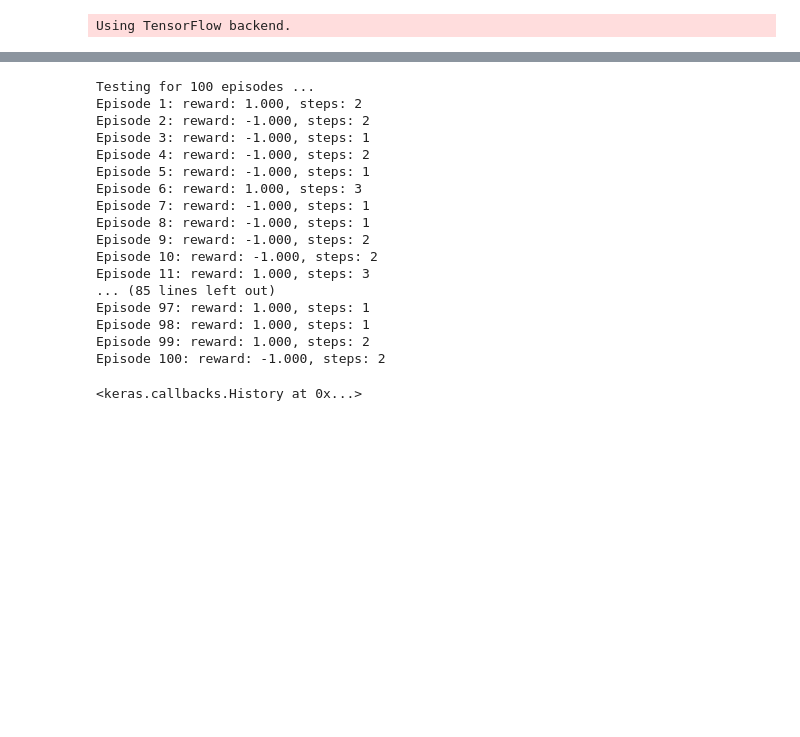
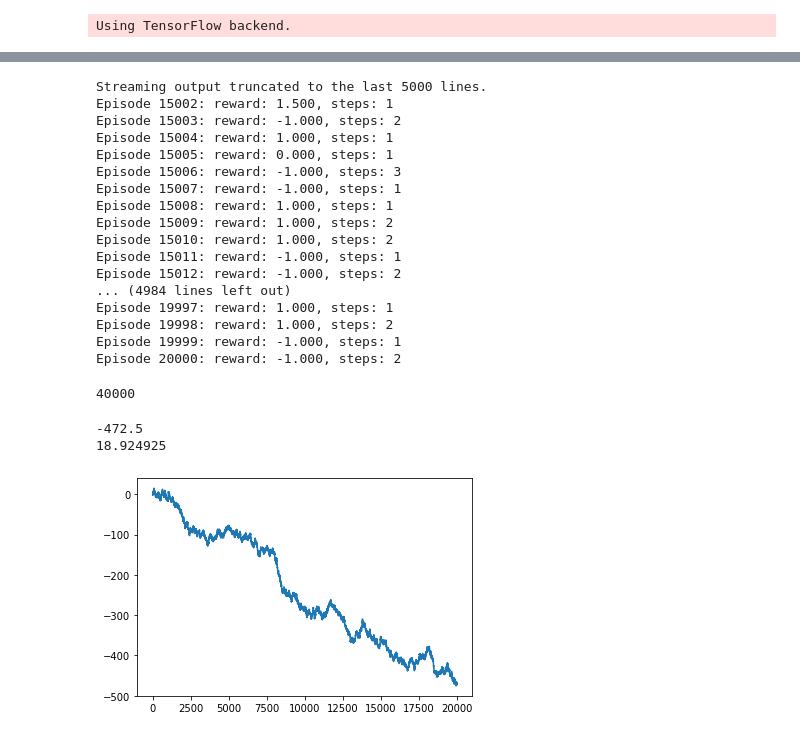
Before and after one commit to westpoint-neural-networks/final-project-connor-smith2, a Jupyter notebook: CountBlackJack.IPYNB, the cells around one changed output, grey strips where cells are left out. Saved outputs shown, nothing was run; the diff lists cells and outputs as text; code cells hidden in the pictures; blank space fills up the shorter version.

```diff
--- a/CountBlackJack.IPYNB
+++ b/CountBlackJack.IPYNB
@@ -210,5 +225,15 @@ env = CountBlackjackEnv()
 np.random.seed(123)
 env.seed(123)
 nb_actions = env.action_space.n
+# %%
+from keras.callbacks import LambdaCallback, CSVLogger, TensorBoard
+
+log = [[],[],[]]
+def on_epoch_end(epoch, logs):
+    log[0].append(rewards)
+    log[1].append(gsums)
+    log[2].append(countn)
+l_cb = LambdaCallback(on_epoch_end=on_epoch_end)
+cb_list = [l_cb]
 # %%
 model = Sequential()
@@ -262,24 +300,48 @@ dqn.save_weights('dqn_countblackjack_v0_weights.h5f', overwrite=True)
 # %%
-dqn.test(env, nb_episodes=100, visualize=False)
+tests = dqn.test(env, nb_episodes=20000, visualize=False, callbacks=cb_list)
 # %% [output]
-Testing for 100 episodes ...
-Episode 1: reward: 1.000, steps: 2
-Episode 2: reward: -1.000, steps: 2
-Episode 3: reward: -1.000, steps: 1
-Episode 4: reward: -1.000, steps: 2
-Episode 5: reward: -1.000, steps: 1
-Episode 6: reward: 1.000, steps: 3
-Episode 7: reward: -1.000, steps: 1
-Episode 8: reward: -1.000, steps: 1
-Episode 9: reward: -1.000, steps: 2
-Episode 10: reward: -1.000, steps: 2
-Episode 11: reward: 1.000, steps: 3
-... (85 lines left out)
-Episode 97: reward: 1.000, steps: 1
-Episode 98: reward: 1.000, steps: 1
-Episode 99: reward: 1.000, steps: 2
-Episode 100: reward: -1.000, steps: 2
+Streaming output truncated to the last 5000 lines.
+Episode 15002: reward: 1.500, steps: 1
+Episode 15003: reward: -1.000, steps: 2
+Episode 15004: reward: 1.000, steps: 1
+Episode 15005: reward: 0.000, steps: 1
+Episode 15006: reward: -1.000, steps: 3
+Episode 15007: reward: -1.000, steps: 1
+Episode 15008: reward: 1.000, steps: 1
+Episode 15009: reward: 1.000, steps: 2
+Episode 15010: reward: 1.000, steps: 2
+Episode 15011: reward: -1.000, steps: 1
+Episode 15012: reward: -1.000, steps: 2
+... (4984 lines left out)
+Episode 19997: reward: 1.000, steps: 1
+Episode 19998: reward: 1.000, steps: 2
+Episode 19999: reward: -1.000, steps: 1
+Episode 20000: reward: -1.000, steps: 2
-<keras.callbacks.History at 0x...>
+# %%
+len(log[0])
+# %% [output]
+40000
+# %%
+import matplotlib.pyplot as plt
+import numpy as np
+track = len(log[0])
+wander = 0
+y = np.zeros(track)
+for i in range(0, 20000):
+  wander += log[0][i]
+  y[i] = wander
+print(wander)
+x = np.linspace(0, 20000, 20000)
+plt.plot()
+plt.plot(x, y[0:20000])
+#plt.plot(x, np.cos(x))
+print(sum(log[1])/len(log[1]))
+
+plt.show()
+# %% [output]
+-472.5
+18.924925
+[figure, added]
 # %%
 # Mr. Kyle King. 2020 March 6-7.Assistance given to the author, verbal discussion and electronic copying.
 # https://gist.github.com/kylekyle/ba1d0d716b644e83495e95d68418167a Using this code and
```
Also changed, not shown: parts of 11 cells of this notebook, 3 other files.
